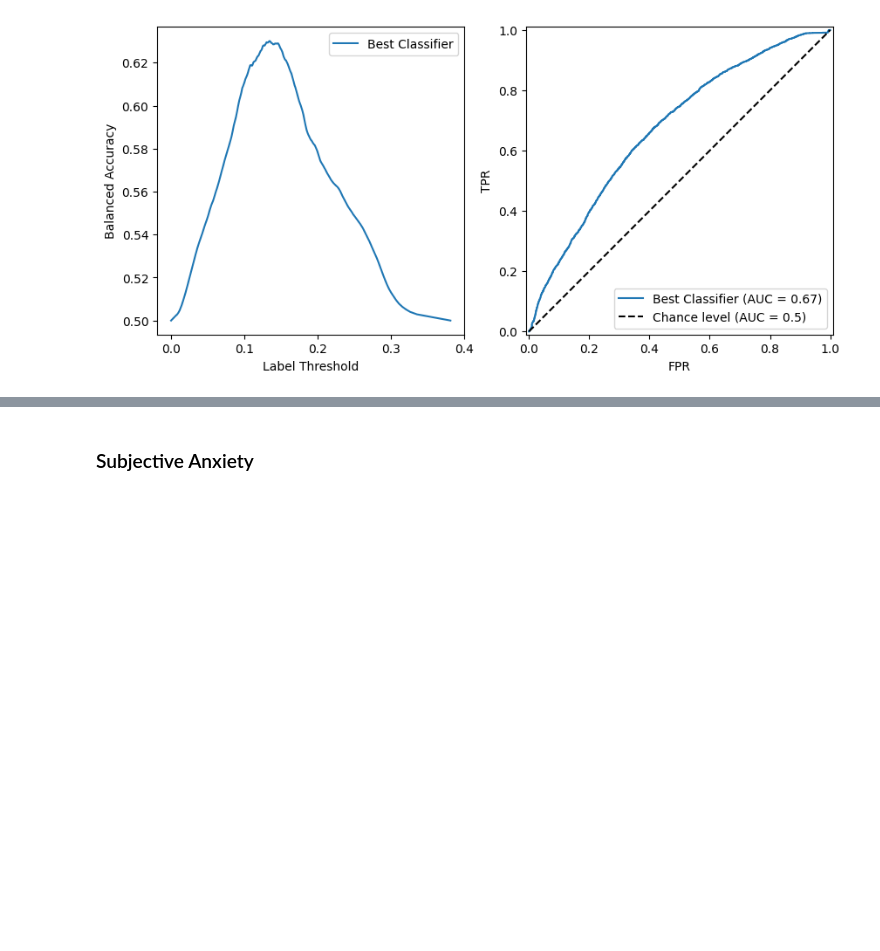
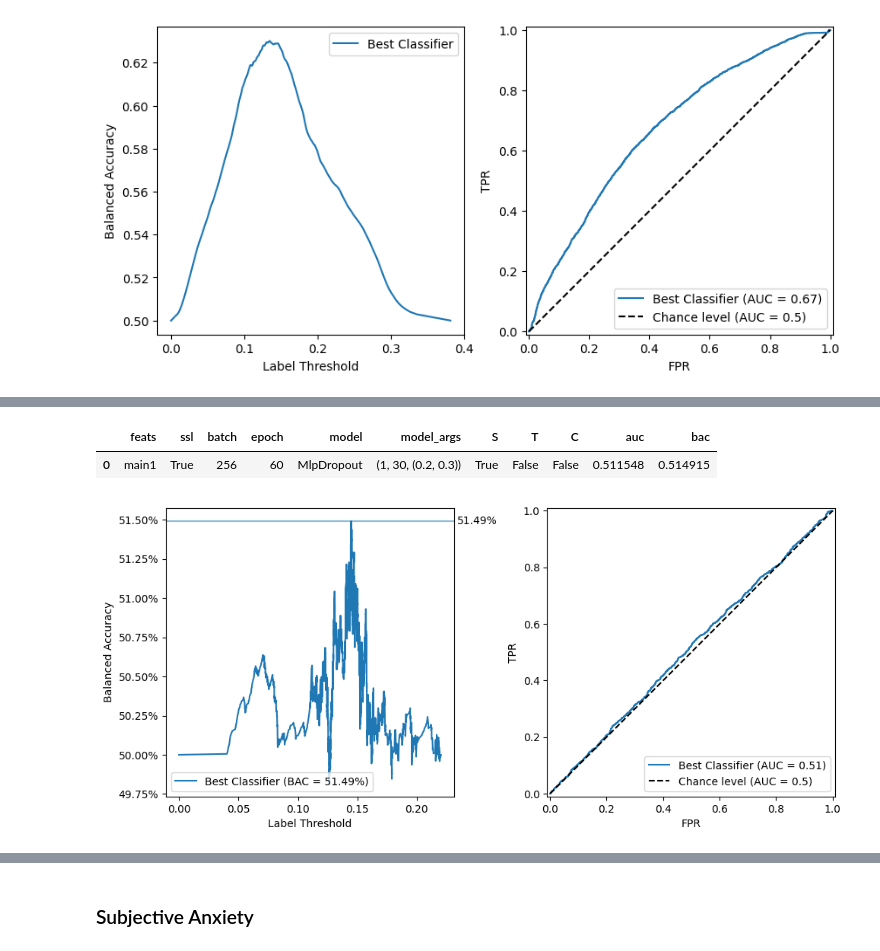
Before and after one commit to mrucker/diss, a Jupyter notebook: Samples.ipynb, the cells around one changed output, grey strips where cells are left out. Cells and saved outputs as stored; diff of their text form; code cells hidden in the pictures; blank space fills up the shorter version.

Commit message:
Comitting all my files before I accidentally delete anything. I'll figure out what is what next.

```diff
--- a/Samples.ipynb
+++ b/Samples.ipynb
@@ -517,3 +556,27 @@ Wall time: 1h 4min 46s
 | 6 | main2 | - | RobustScaler(with_scaling=False) | True | 256 | 6 | ResNet | (4, 32, 'b') | 0.518043 |
 | 14 | main2 | - | RobustScaler(with_scaling=False) | True | 256 | 30 | ResNetDropout | (8, 256, (0.2, 0.5)) | 0.504437 |
 [figure]
+# %%
+%%time
+def experiments():
+    import pandas as pd
+    from itertools import product
+    from sklearn.preprocessing import RobustScaler, MinMaxScaler
+
+    feats   = ['main1']
+    depths  = [1]
+    widths  = [30]
+    norms   = [(0.2, 0.3)]
+    batches = [256]
+    epochs  = [60]
+    ssl     = [True]
+    selects = [None]
+    pscls   = [None]
+    gscls   = [None]
+    wss     = [None]
+
+    for f,a,b,e,sel,pscl,gscl,ss,pid,ws in product(feats,product(depths,widths,norms),batches,epochs,selects,pscls,gscls,ssl,all_pids(),wss):
+        yield Experiment(f, 'is_pre', sel, pscl, ss, b, e, MlpDropout, a, pid, gscl, S=True, T=False, C=False, winstp=ws)
+
+(out := runner(experiments(), 'cpu', 35, 4))
+# %% [output]
@@ -519,0 +585,3 @@ Wall time: 1h 4min 46s
+|  | feats | ssl | batch | epoch | model | model_args | S | T | C | auc | bac |
+| 0 | main1 | True | 256 | 60 | MlpDropout | (1, 30, (0.2, 0.3)) | True | False | False | 0.511548 | 0.514915 |
+[figure, added]
```
Also changed, not shown: parts of 28 cells of this notebook, 5 other files.
